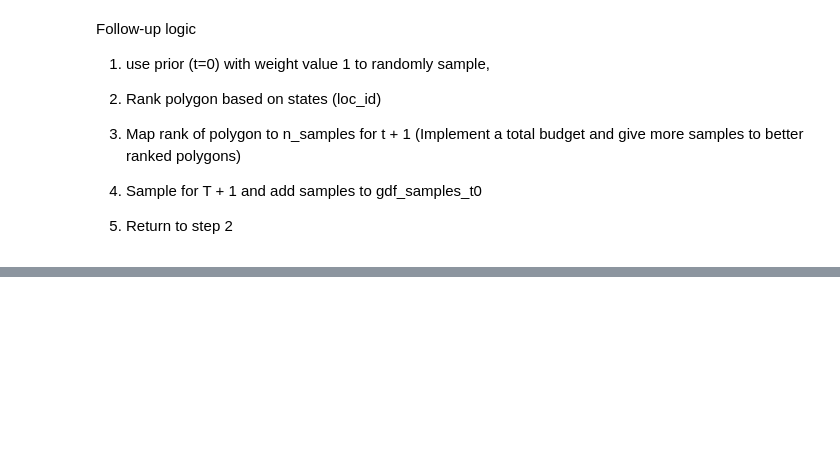
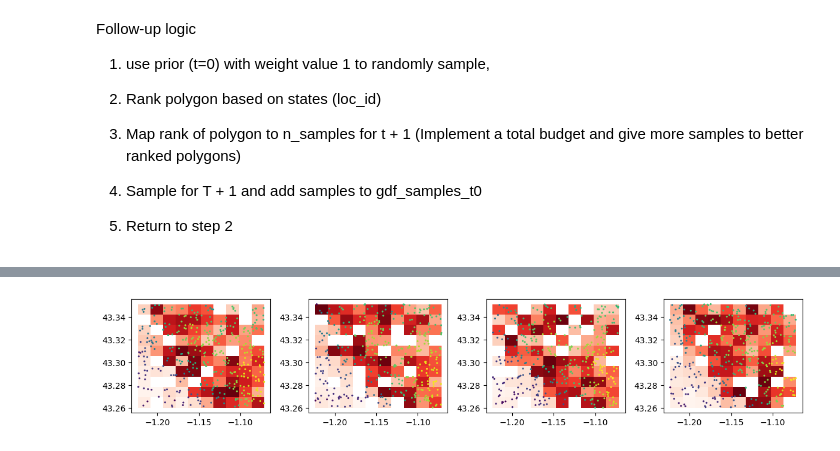
Before and after one commit to franckalbinet/trufl, a Jupyter notebook: nbs/tutorials/quick-start.ipynb, the cells around one changed output, grey strips where cells are left out. Cells and saved outputs as stored; diff of their text form; code cells hidden in the pictures; blank space fills up the shorter version.

```diff
--- a/nbs/tutorials/quick-start.ipynb
+++ b/nbs/tutorials/quick-start.ipynb
@@ -231,2 +282,90 @@ Follow-up logic
+# %%
+# Setup the figure and subplots grid
+number_of_years = 4
+fig, axs = plt.subplots(1, number_of_years, figsize=(12, 12))  # Adjust figsize as needed
+axs = axs.flatten()
+
+for n, ax in zip(range(1, number_of_years+1), axs):
+
+    sampler = Sampler(fname_raster)
+    n_planned = np.random.randint(0, high=5, size=len(gdf_grid), dtype=int)
+    loc_ids = gdf_grid.loc_id.values
+
+    samples_t0 = []
+    for loc_id, n in zip(loc_ids, n_planned):
+        sampling_locs = gdf_grid.loc[gdf_grid.loc_id == loc_id].sample_points(n)
+        gdf_samples = sampler.sample(sampling_locs)
+        samples_t0.append(gdf_samples)
+
+    gdf_samples_t = pd.concat(samples_t0)
+
+    # 1. base ranking on prior
+    benefit_criteria = [True]
+    state = State(gdf_samples_t, [PriorCB(gdf_grid, fname_raster)])
+    optimizer = Optimizer(state=state())
+
+    # 2. rank polygons
+    df = optimizer.rank(is_benefit_x=benefit_criteria, w_vector = [1],  n_method="LINEAR1", c_method = None, w_method=None, s_method="CP")
+    df.head()
+
+    # 3. map ranking
+    combined_df = pd.merge(df, gdf_grid[['geometry']], left_index=True, right_index=True, how='inner')
+    combined_df.head()
+
+    # 4. Assuming 'rank' is a column in gdf_grid
+
+    combined_gdf = gpd.GeoDataFrame(combined_df)
+    ax = combined_gdf.plot(column='rank', cmap='Reds_r', ax=ax)
+    gdf_samples_t.plot(column='value', ax=ax, cmap='viridis', s=1.5)
+
+    # based on the ranking plan a number of samples for the next year (4 policies)
+    sampling_policy = [3, 2, 1, 1]
+
+    # Assuming df is your DataFrame and sampling_policy is a list with your policy values
+    # Calculate quantiles
+    quantiles = df['rank'].quantile([0.25, 0.5, 0.75, 1.0])
+    # Use pd.cut to assign each row to a quantile bin
+    categories = pd.cut(df['rank'], bins=[-float('inf'), quantiles[0.25], quantiles[0.5], quantiles[0.75], float('inf')], labels=False)
+    # Map each quantile bin to its corresponding value in sampling_policy
+    df['points_to_sample'] = categories.map(lambda x: sampling_policy[x])
+
+    df.head()  # Display the first few rows to verify the new column
+    # 5. determine n_samples for t + 1
+
+    loc_id_sample_size = zip(df.index, df.points_to_sample)
+
+    samples_t = []
+    for loc_id, n in loc_id_sample_size:
+        sampling_locs = gdf_grid.loc[gdf_grid.loc_id == loc_id].sample_points(n)
+        gdf_samples = sampler.sample(sampling_locs)
+        samples_t.append(gdf_samples)
+
+    gdf_samples_t = pd.concat([gdf_samples_t, pd.concat(samples_t)])
+
+    # 6. base ranking on multiple state criteria
+    benefit_criteria = [True, True, False, False, True]
+    state = State(gdf_samples_t, [MaxCB(), StdCB(), CountCB(),
+                                MoranICB(k=5), PriorCB(gdf_grid, fname_raster)])
+    optimizer = Optimizer(state=state())
+
+    # 2. rank polygons
+    df = optimizer.rank(is_benefit_x=benefit_criteria, w_vector = [0.2, 0.2, 0.2,0.2, 0.2],  n_method="LINEAR1", c_method = None, w_method=None, s_method="CP")
+    df.head()
+
+    # 3. map ranking
+    combined_df = pd.merge(df, gdf_grid[['geometry']], left_index=True, right_index=True, how='inner')
+    combined_df.head()
+
+    # 4. Assuming 'rank' is a column in gdf_grid
+    # Assuming 'rank' is a column in gdf_grid
+    combined_gdf = gpd.GeoDataFrame(combined_df)
+    combined_gdf.plot(column='rank', cmap='Reds_r', ax=ax)
+    gdf_samples_t.plot(column='value', ax=ax, s=1.5)
+
+
+plt.tight_layout()  # Adjust layout to make room for the titles and legends
+plt.show()
+# %% [output]
+[figure, added]
 # %%
 # https://kapernikov.com/ipywidgets-with-matplotlib/
```
Also changed, not shown: parts of 15 cells of this notebook, 2 other files.
